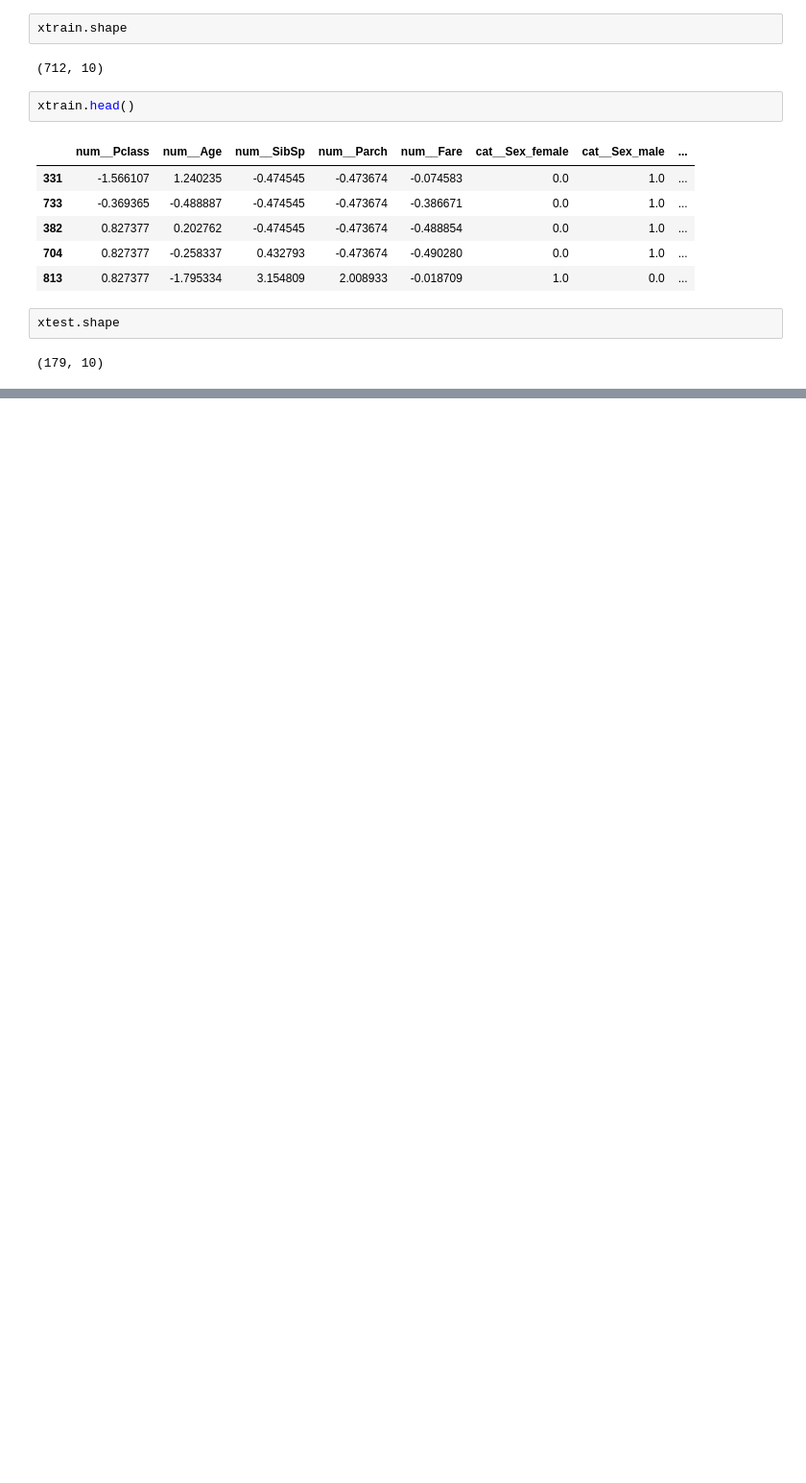
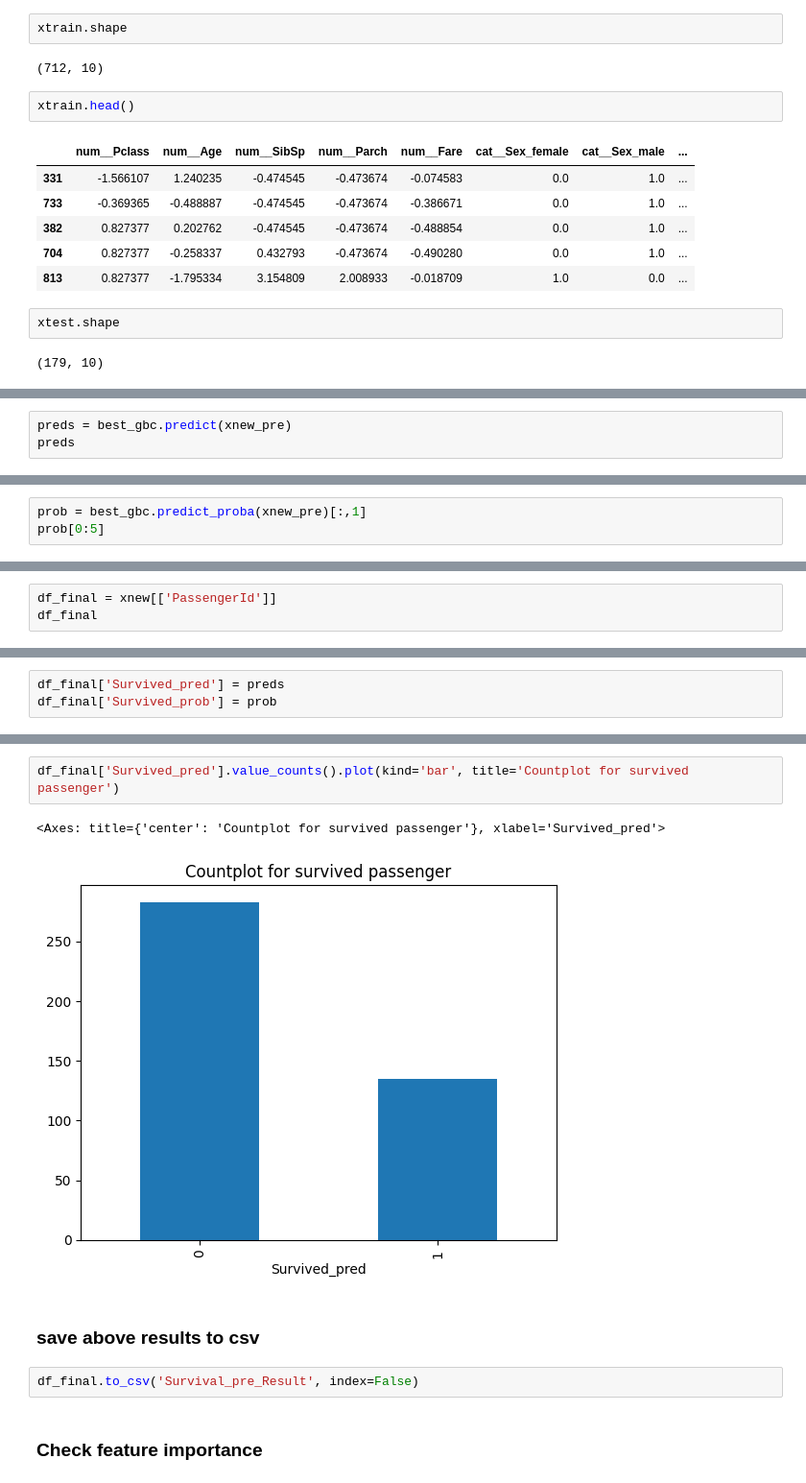
Before and after one commit to gaurigund-13/Machine-Learning-Algorithm, a Jupyter notebook: Gradient Boosting Classifier/Titanic.ipynb, the cells around one changed output, grey strips where cells are left out. Shown: that part at 96% size. Drawn from its saved outputs; the diff is of its cells as text; blank space fills up the shorter version.

```diff
--- a/Gradient Boosting Classifier/Titanic.ipynb
+++ b/Gradient Boosting Classifier/Titanic.ipynb
@@ -179,0 +363,3 @@ xtest.shape
+# %%
+preds = best_gbc.predict(xnew_pre)
+preds
@@ -179,0 +387,3 @@ xtest.shape
+# %%
+prob = best_gbc.predict_proba(xnew_pre)[:,1]
+prob[0:5]
@@ -179,0 +394,3 @@ xtest.shape
+# %%
+df_final = xnew[['PassengerId']]
+df_final
@@ -179,0 +411,3 @@ xtest.shape
+# %%
+df_final['Survived_pred'] = preds
+df_final['Survived_prob'] = prob
@@ -179,0 +430,11 @@ xtest.shape
+# %%
+df_final['Survived_pred'].value_counts().plot(kind='bar', title='Countplot for survived passenger')
+# %% [output]
+<Axes: title={'center': 'Countplot for survived passenger'}, xlabel='Survived_pred'>
+[figure, added]
+# %% [markdown]
+### save above results to csv
+# %%
+df_final.to_csv('Survival_pre_Result', index=False)
+# %% [markdown]
+### Check feature importance
```
Also changed, not shown: parts of 41 cells of this notebook, 1 other file.
